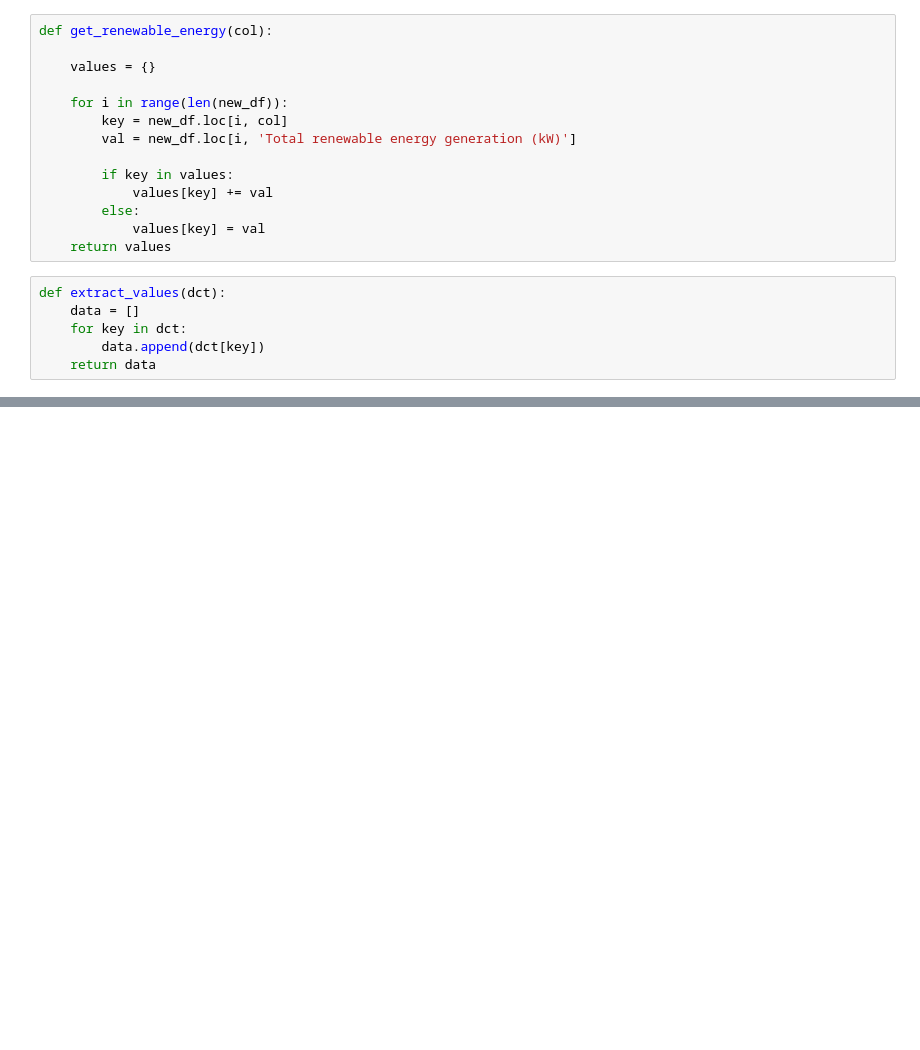
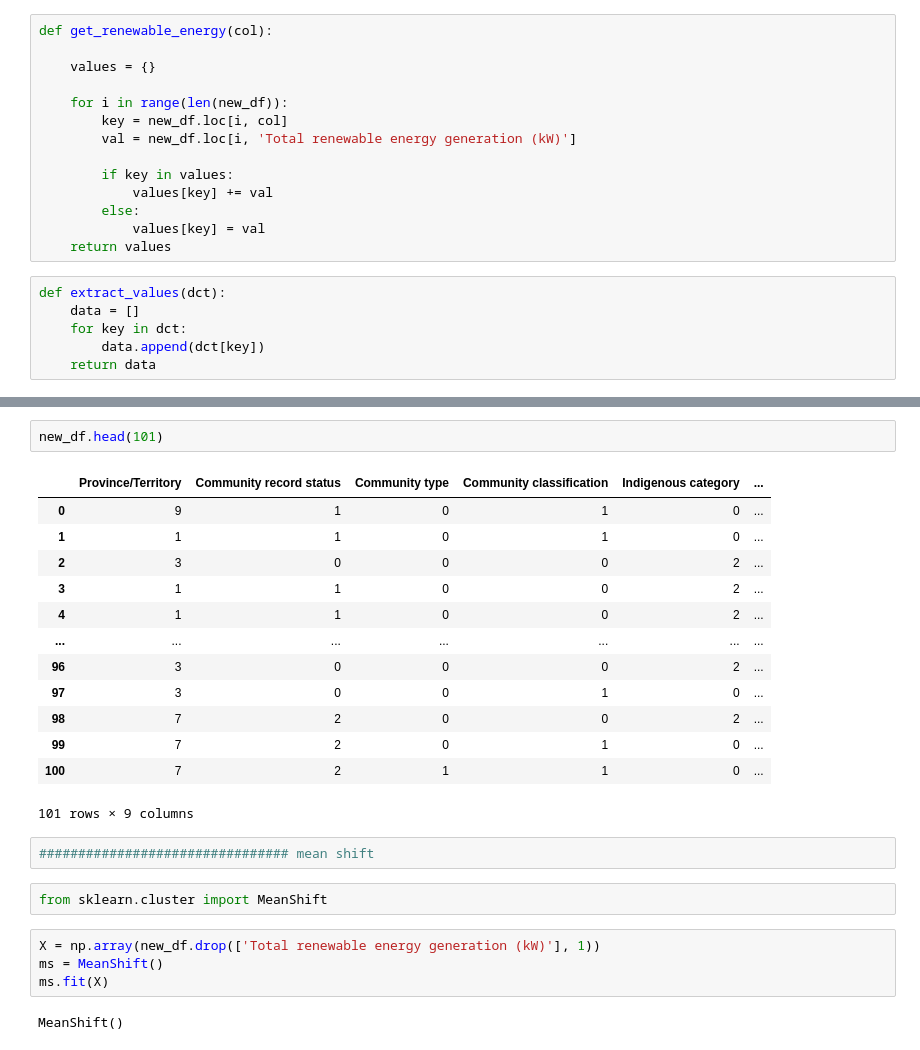
Before and after one commit to anubhajoshi01/big_data_challenge, a Jupyter notebook: Remote_Communities_Energy.ipynb, the cells around one changed output, grey strips where cells are left out. Cells and saved outputs as stored; diff of their text form; blank space fills up the shorter version.

```diff
--- a/Remote_Communities_Energy.ipynb
+++ b/Remote_Communities_Energy.ipynb
@@ -199,0 +267,26 @@ def extract_values(dct):
+# %%
+new_df.head(101)
+# %% [output]
+|  | Province/Territory | Community record status | Community type | Community classification | Indigenous category | ... |
+| 0 | 9 | 1 | 0 | 1 | 0 | ... |
+| 1 | 1 | 1 | 0 | 1 | 0 | ... |
+| 2 | 3 | 0 | 0 | 0 | 2 | ... |
+| 3 | 1 | 1 | 0 | 0 | 2 | ... |
+| 4 | 1 | 1 | 0 | 0 | 2 | ... |
+| ... | ... | ... | ... | ... | ... | ... |
+| 96 | 3 | 0 | 0 | 0 | 2 | ... |
+| 97 | 3 | 0 | 0 | 1 | 0 | ... |
+| 98 | 7 | 2 | 0 | 0 | 2 | ... |
+| 99 | 7 | 2 | 0 | 1 | 0 | ... |
+| 100 | 7 | 2 | 1 | 1 | 0 | ... |
+101 rows × 9 columns
+# %%
+################################ mean shift
+# %%
+from sklearn.cluster import MeanShift
+# %%
+X = np.array(new_df.drop(['Total renewable energy generation (kW)'], 1))
+ms = MeanShift()
+ms.fit(X)
+# %% [output]
+MeanShift()
```
Also changed, not shown: parts of 17 cells of this notebook.
